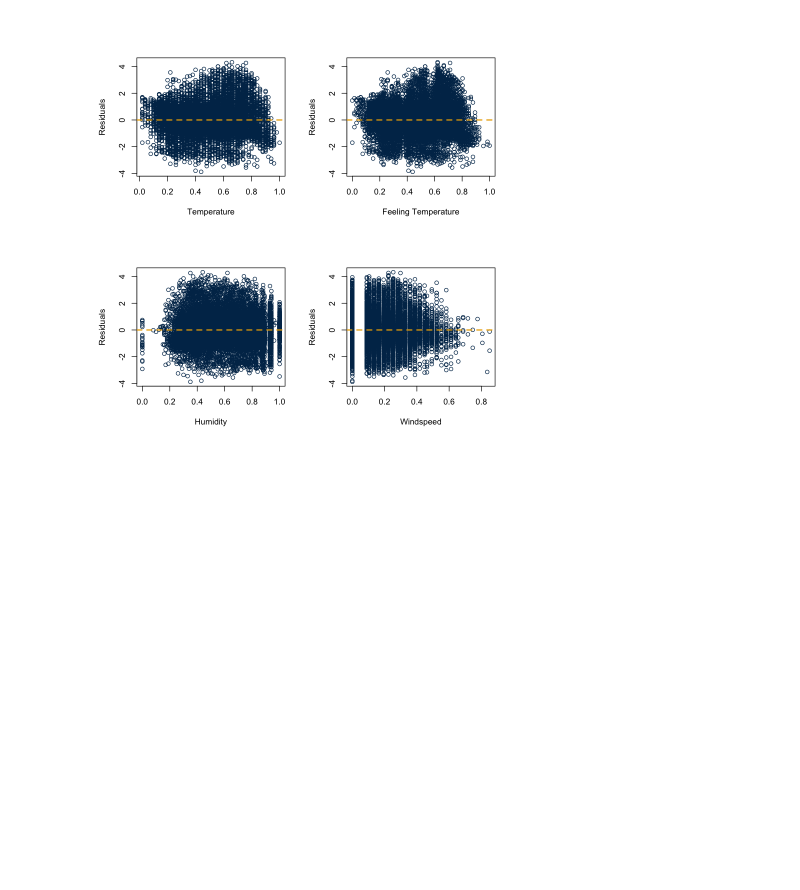
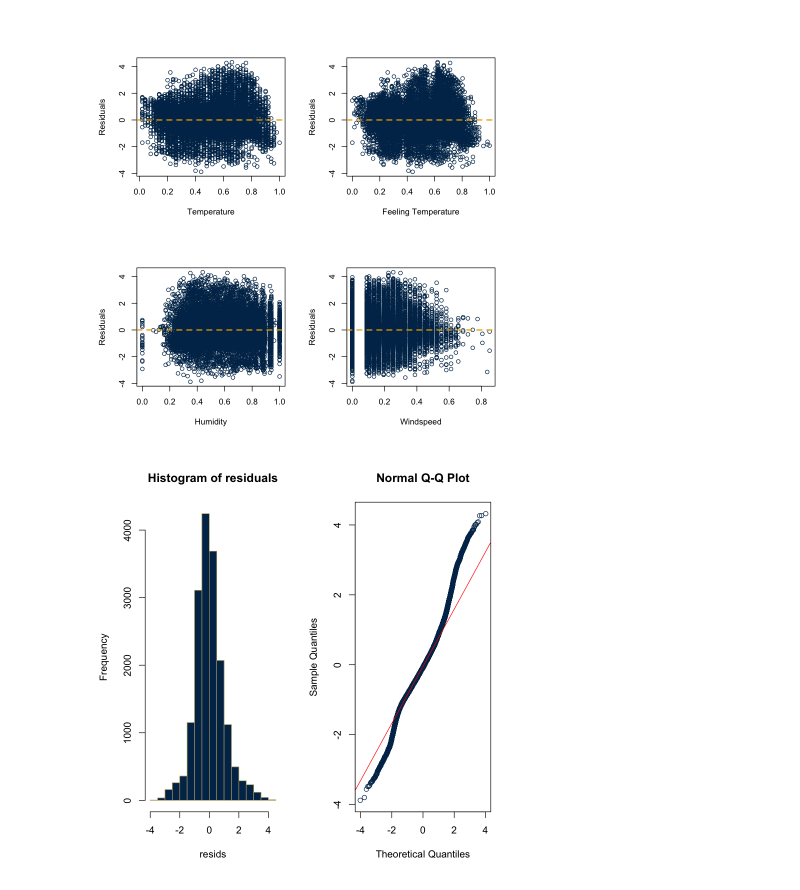
Before and after one commit to Ken-Huh/sat-exam, a Jupyter notebook: Untitled.ipynb, the cells around one changed output. Saved outputs shown, nothing was run; the diff lists cells and outputs as text; code cells hidden in the pictures; blank space fills up the shorter version.

```diff
--- a/Untitled.ipynb
+++ b/Untitled.ipynb
@@ -212,3 +212,17 @@ abline(0, 0,
        lty = 2, lwd = 2)
 # %% [output]
 [figure]
+# %%
+par(mfrow = c(1, 2))
+# Plot histogram of std residuals.
+hist(resids,
+     nclass = 20,
+     col = gtblue,
+     border = techgold,
+     main = "Histogram of residuals")
+
+# QQ plot of std residuals.
+qqnorm(resids, col = gtblue)
+qqline(resids, col = "red")
+# %% [output]
+[figure, added]
```
Also changed, not shown: parts of 6 cells of this notebook, 15 other files.
